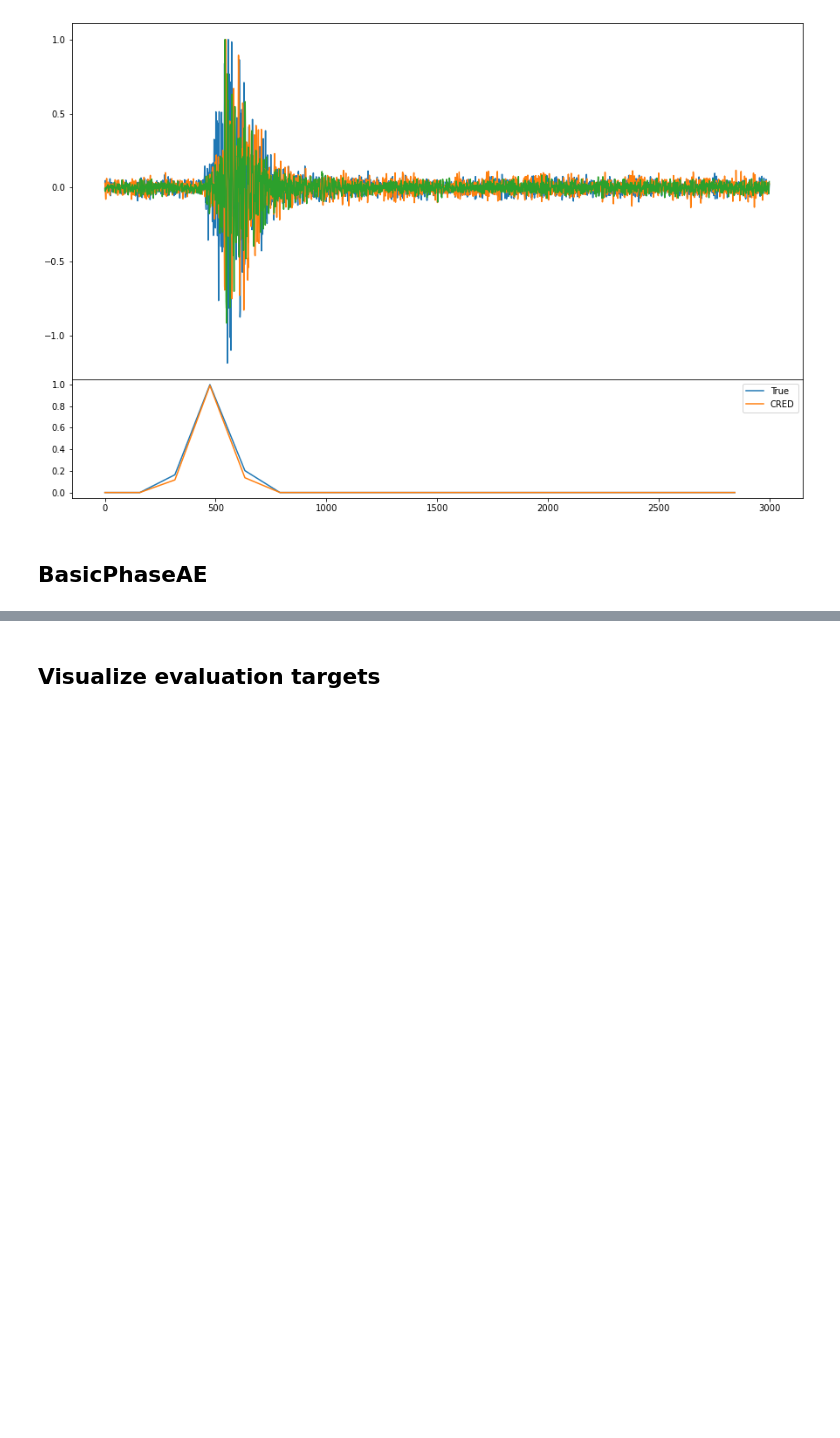
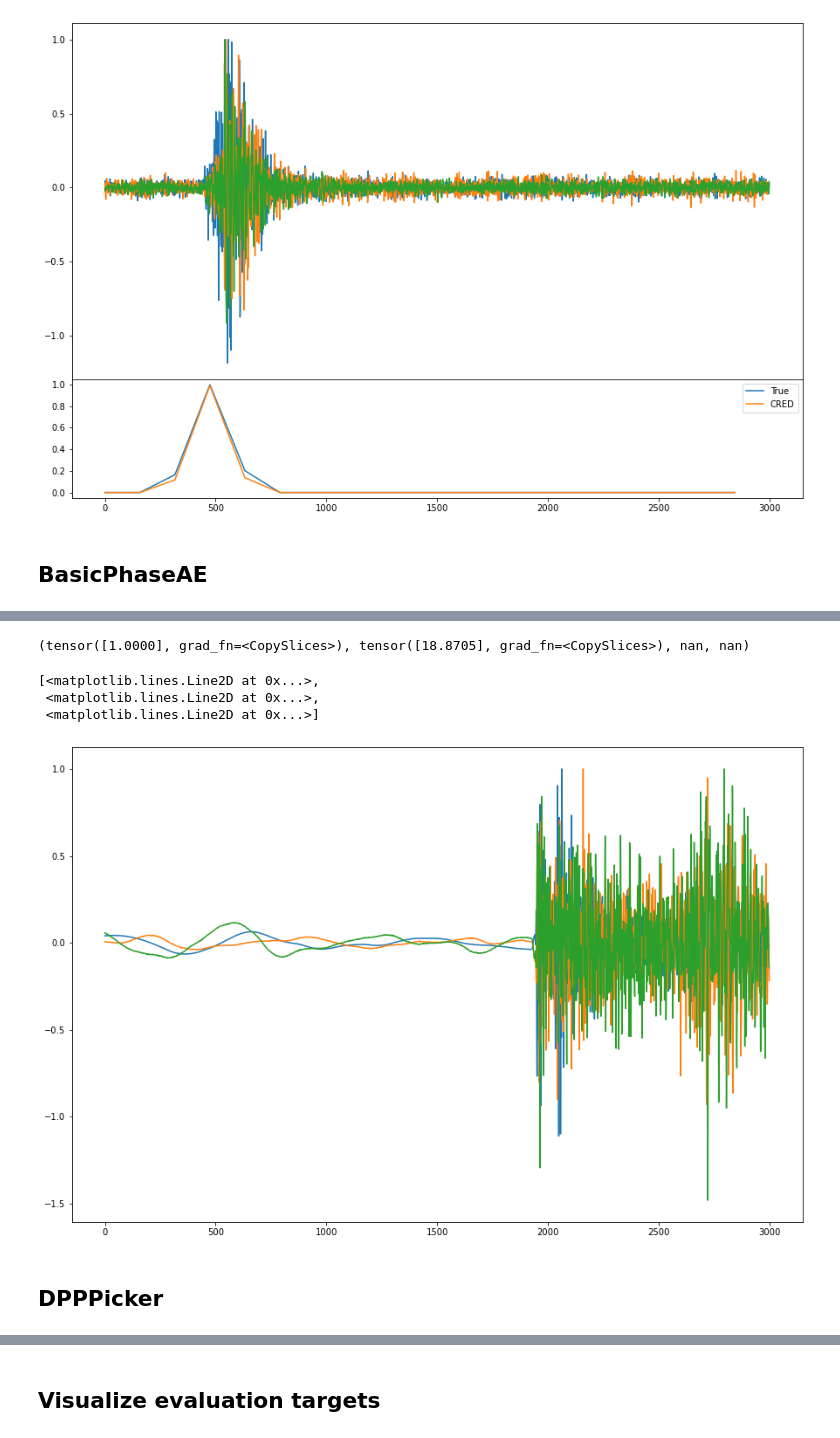
Before and after one commit to seisbench/pick-benchmark, a Jupyter notebook: analysis.ipynb, the cells around one changed output, grey strips where cells are left out. Saved outputs shown, nothing was run; the diff lists cells and outputs as text; code cells hidden in the pictures; blank space fills up the shorter version.

```diff
--- a/analysis.ipynb
+++ b/analysis.ipynb
@@ -355,0 +418,20 @@ P or S: 1.1061087846755981
+# %%
+idx = np.random.randint(len(steered_generator))
+sample = steered_generator[idx]
+
+batch = {x: torch.tensor(y).unsqueeze(0) for x,y in sample.items()}
+
+print(model.predict_step(batch))
+
+x = sample["X"]
+fig = plt.figure(figsize=(15, 10))
+ax = fig.subplots(1, 1)
+ax.plot(x.T)
+# %% [output]
+(tensor([1.0000], grad_fn=<CopySlices>), tensor([18.8705], grad_fn=<CopySlices>), nan, nan)
+[<matplotlib.lines.Line2D at 0x...>,
+ <matplotlib.lines.Line2D at 0x...>,
+ <matplotlib.lines.Line2D at 0x...>]
+[figure, added]
+# %% [markdown]
+## DPPPicker
```
Also changed, not shown: parts of 36 cells of this notebook, 1 other file.
